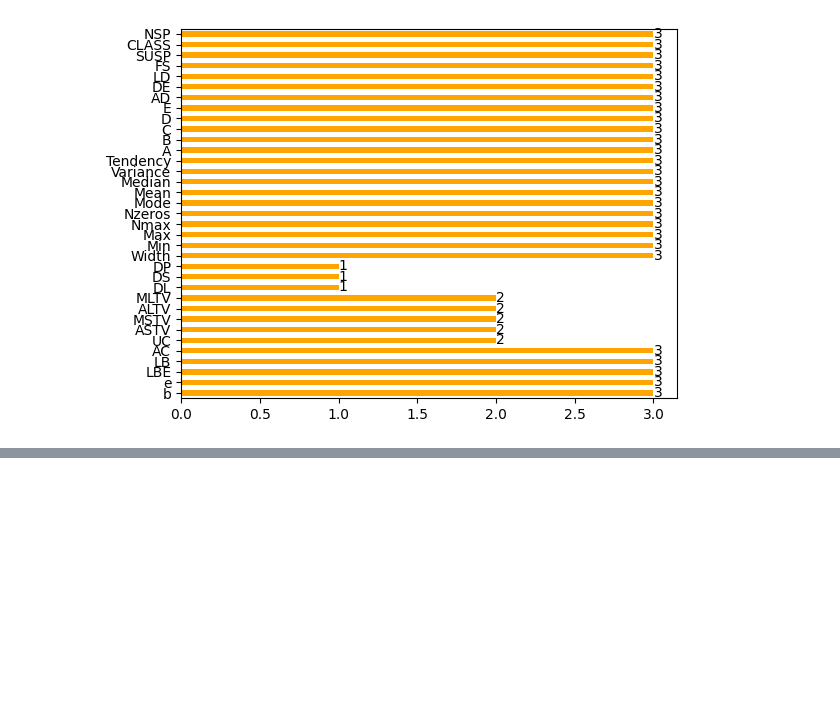
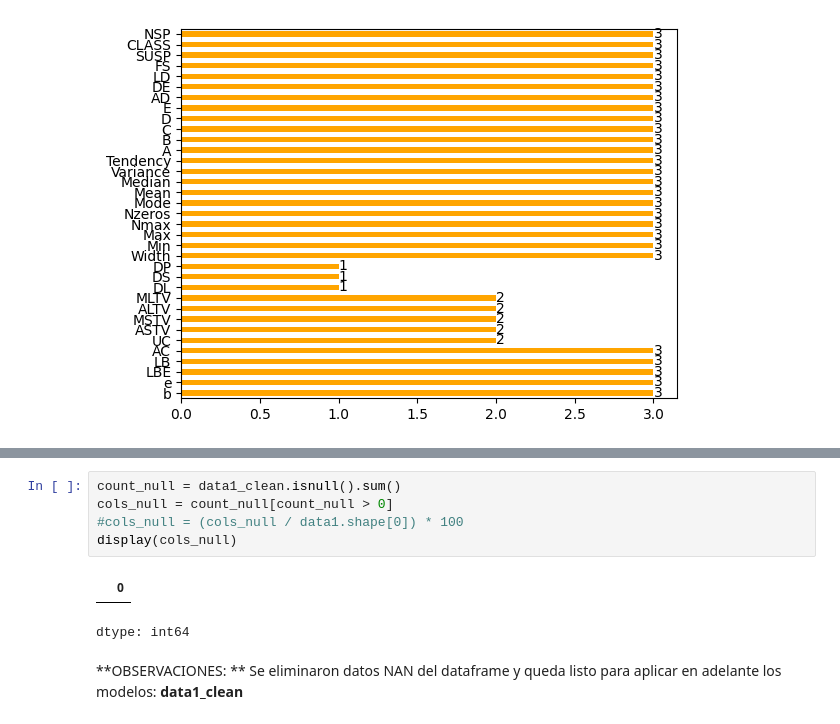
Before and after one commit to gomontalvo/UNIR-AA-Actividad3, a Jupyter notebook: UNIR_AA_Act3_1032g.ipynb, the cells around one changed output, grey strips where cells are left out. Saved outputs shown, nothing was run; the diff lists cells and outputs as text; blank space fills up the shorter version.

```diff
--- a/UNIR_AA_Act3_1032g.ipynb
+++ b/UNIR_AA_Act3_1032g.ipynb
@@ -281,0 +292,11 @@ Despues de analizar estos graficos podemos indicar>
+# %%
+count_null = data1_clean.isnull().sum()
+cols_null = count_null[count_null > 0]
+#cols_null = (cols_null / data1.shape[0]) * 100
+display(cols_null)
+# %% [output]
+|  | 0 |
+dtype: int64
+# %% [markdown]
+**OBSERVACIONES: **
+Se eliminaron datos NAN del dataframe y queda listo para aplicar en adelante los modelos: **data1_clean**
```
Also changed, not shown: parts of 8 cells of this notebook.
